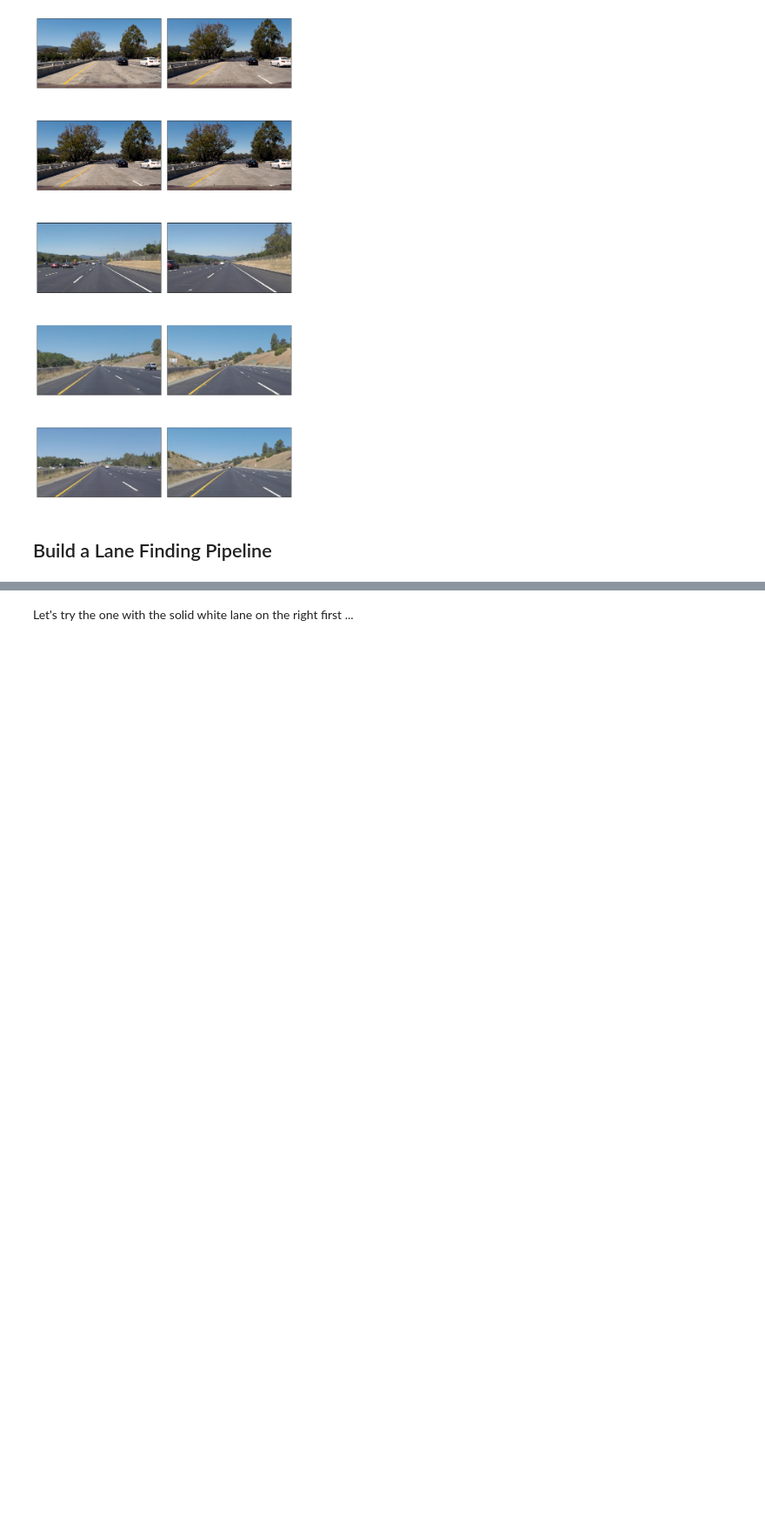
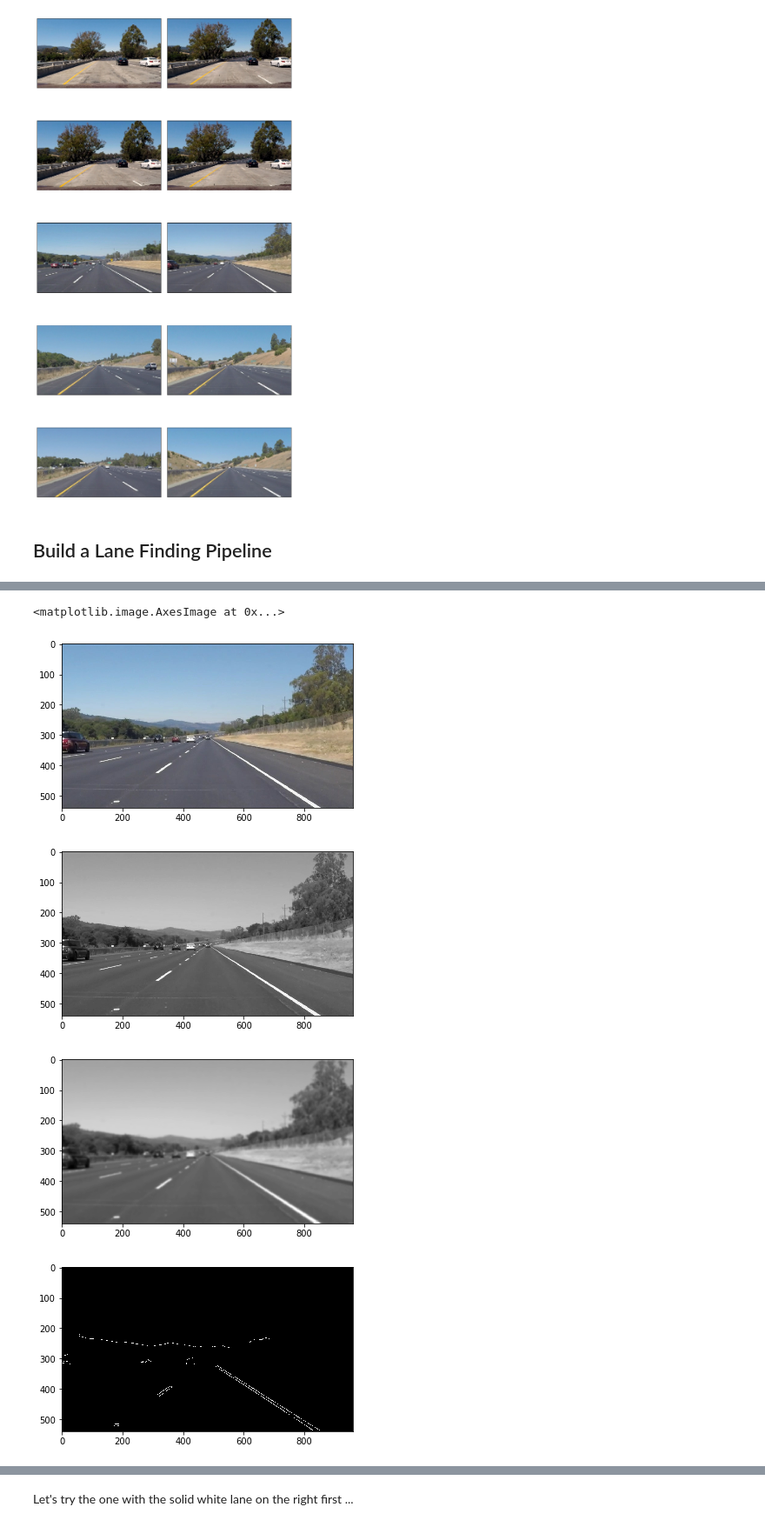
Before and after one commit to marcomarasca/SDCND-Road-Lanes, a Jupyter notebook: P1.ipynb, the cells around one changed output, grey strips where cells are left out. Shown at 87% size. Drawn from its saved outputs; the diff is of its cells as text; code cells hidden in the pictures; blank space fills up the shorter version.

```diff
--- a/P1.ipynb
+++ b/P1.ipynb
@@ -394,0 +176,42 @@ imageio.plugins.ffmpeg.download()
+# %%
+def blur_image(img, kernel_size = 15):
+    """
+    Returns the image with a gaussian blur applied to it
+    """
+    return gaussian_blur(img, kernel_size)
+
+def detect_edges(img, low_threshold = 50, high_threshold = 150):
+    """
+    Returns the image with a Canny transformation applied on top for edge detection
+    The input must be a 8-bit image.
+    """
+    return canny(img, low_threshold, high_threshold)
+
+input_img = images[5][1]
+
+plt.figure()
+plt.imshow(input_img, cmap = 'gray')
+
+# Grayscale conversion
+img = grayscale(input_img)
+
+plt.figure()
+plt.imshow(img, cmap = 'gray')
+
+# Remove noise through a gaussian filter
+img = blur_image(img)
+
+plt.figure()
+plt.imshow(img, cmap = 'gray')
+
+# Detect edges using the Canny transform
+img = detect_edges(img)
+
+plt.figure()
+plt.imshow(img, cmap = 'gray')
+# %% [output]
+<matplotlib.image.AxesImage at 0x...>
+[figure, added]
+[figure, added]
+[figure, added]
+[figure, added]
```
Also changed, not shown: parts of 59 cells of this notebook, 1 other file.
